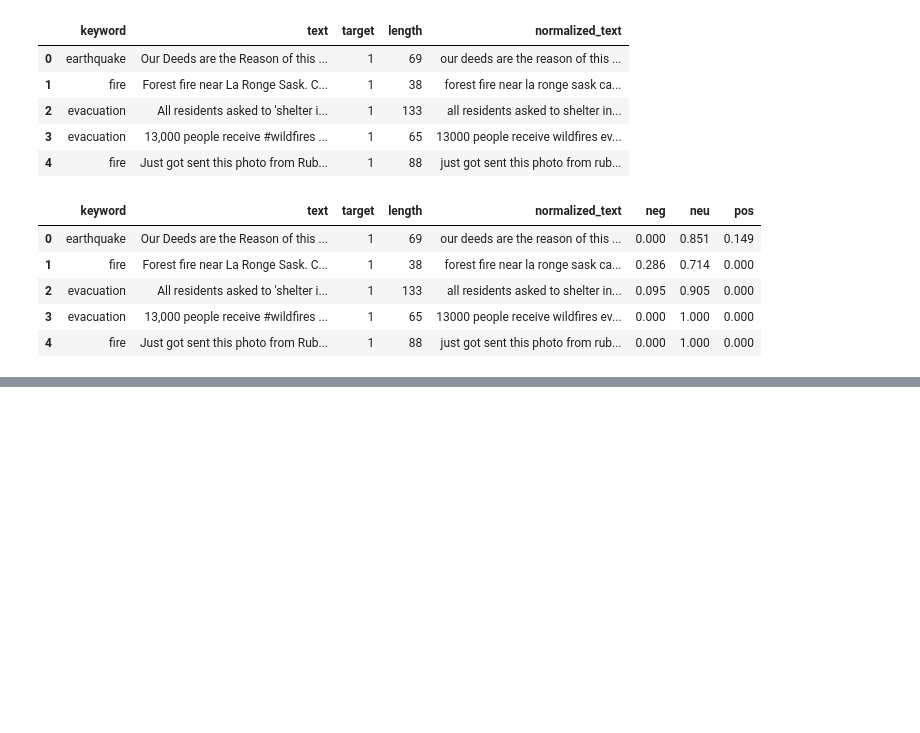
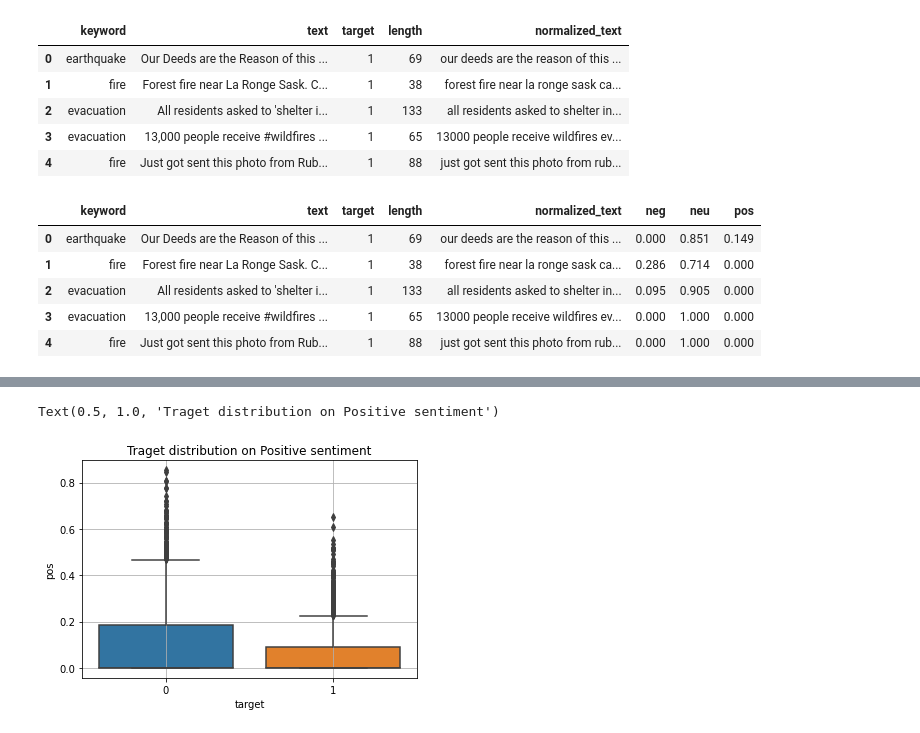
Before and after one commit to Shiska07/Information-Retreval-and-Natural-Language-Processing, a Jupyter notebook: Text Data Preprocessing using Normalization for NLP.ipynb, the cells around one changed output, grey strips where cells are left out. Saved outputs shown, nothing was run; the diff lists cells and outputs as text; code cells hidden in the pictures; blank space fills up the shorter version.

```diff
--- a/Text Data Preprocessing using Normalization for NLP.ipynb
+++ b/Text Data Preprocessing using Normalization for NLP.ipynb
@@ -404,0 +423,8 @@ df_test.drop(['normalized_text'], axis = 1, inplace = True)
+# %%
+plt.figure(figsize = (6,4))
+sns.boxplot(data = df_train, x = 'target', y = 'pos')
+plt.grid(which = 'both')
+plt.title('Traget distribution on Positive sentiment')
+# %% [output]
+Text(0.5, 1.0, 'Traget distribution on Positive sentiment')
+[figure, added]
```
Also changed, not shown: parts of 3 cells of this notebook.
